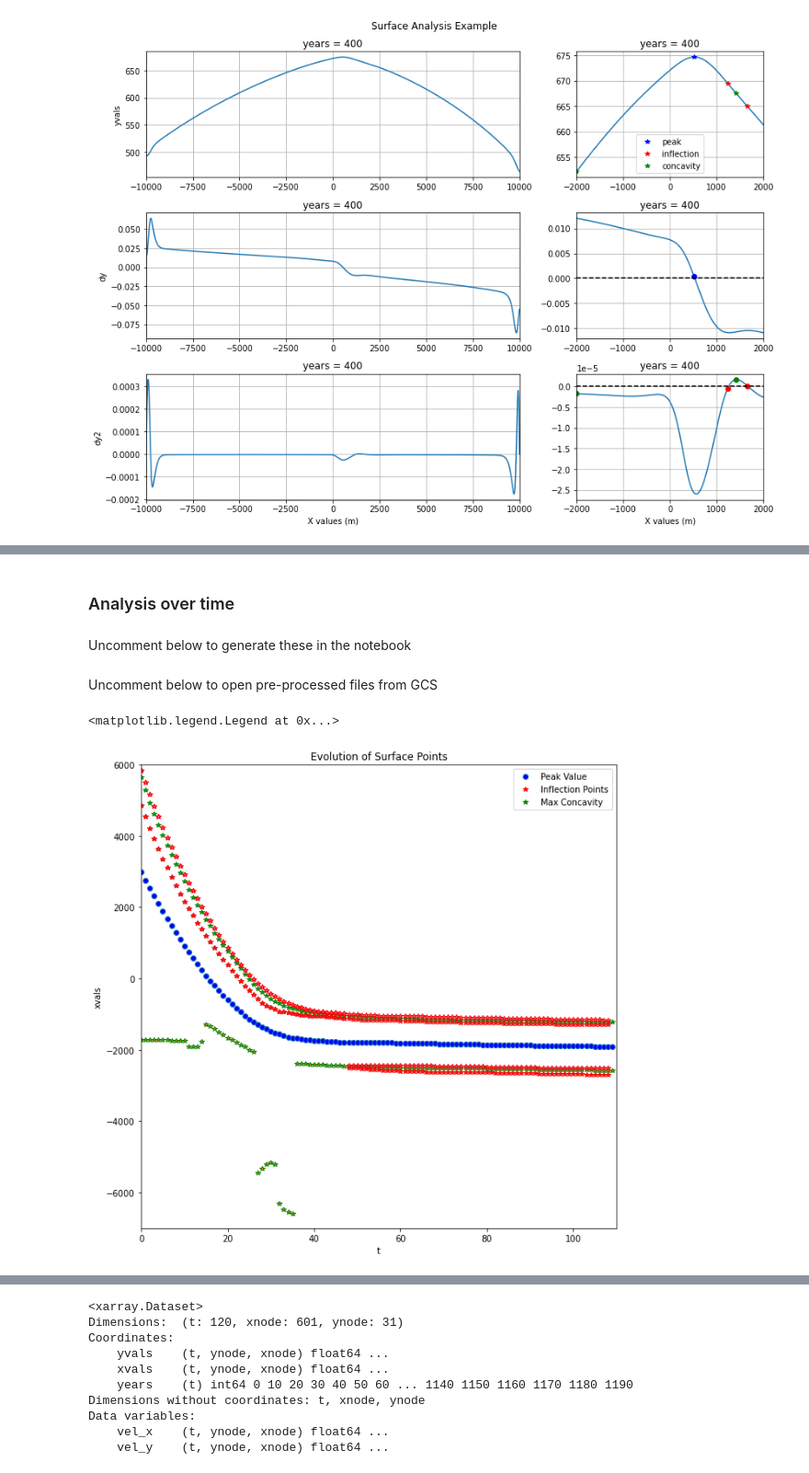
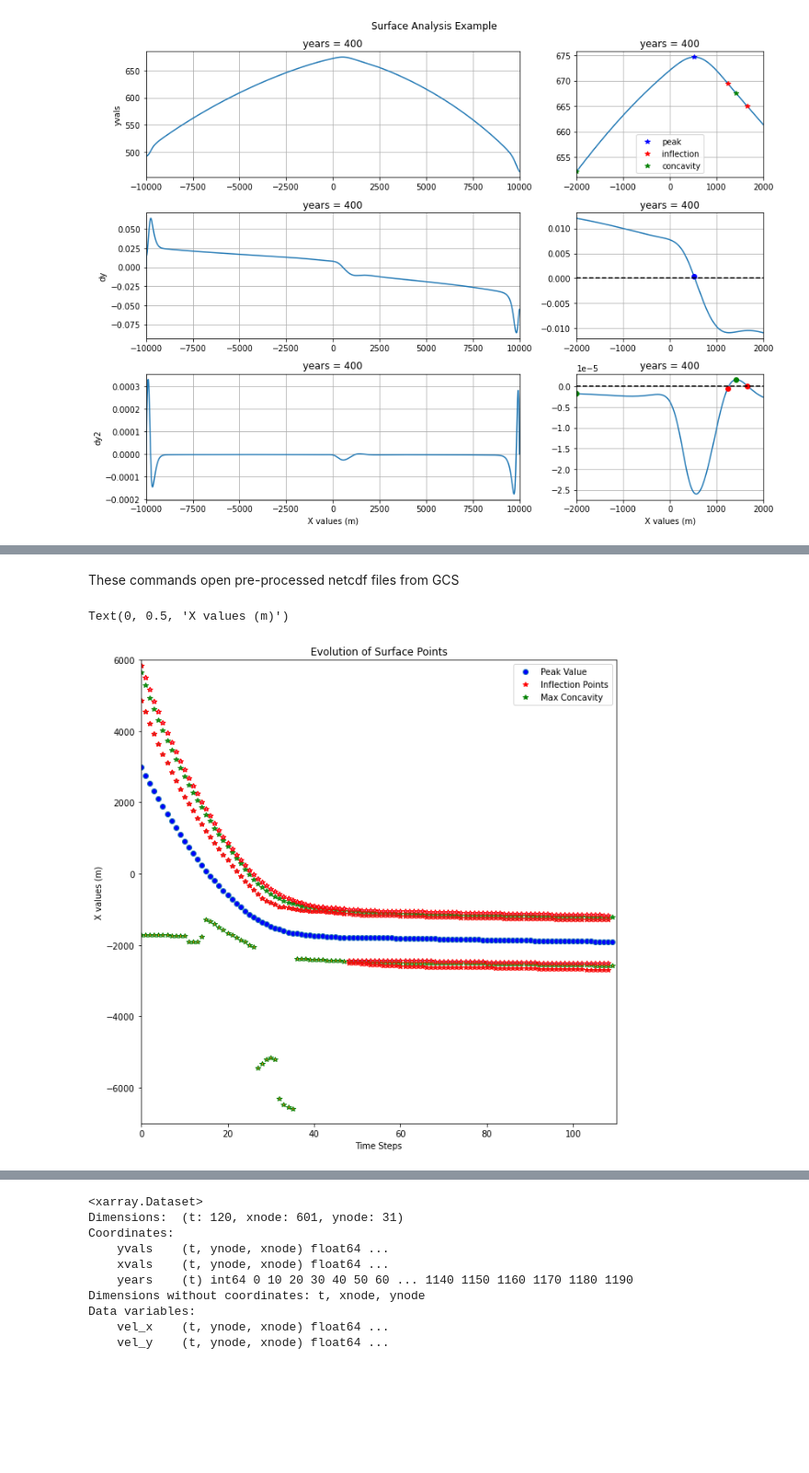
Before and after one commit to janeeleven/rces-final-project, a Jupyter notebook: presentation_notebook.ipynb, the cells around one changed output, grey strips where cells are left out. Shown at 92% size. Drawn from its saved outputs; the diff is of its cells as text; code cells hidden in the pictures; blank space fills up the shorter version.

Commit message:
Formatted notebook and added some background information:

```diff
--- a/presentation_notebook.ipynb
+++ b/presentation_notebook.ipynb
@@ -144,11 +160,7 @@ plt.tight_layout()
-# %% [markdown]
-### Analysis over time
-# %% [markdown]
-Uncomment below to generate these in the notebook
 # %%
 #peakdat,concdat,inflind = surf_analyze(surfder.sel(xnode = slice(100,901)),10)
 # %% [markdown]
-Uncomment below to open pre-processed files from GCS
+These commands open pre-processed netcdf files from GCS
 # %%
 peakrun = fs.open('ldeo-glaciology/elmer_janie/netcdf_files/peak_vals.nc')
 peakdat = xr.open_dataset(peakrun)
@@ -161,23 +173,25 @@ concdat = xr.open_dataset(concrun)
 # %%
 fig,ax = plt.subplots(figsize = [10,10])
 peakdat.sel(ynode = (peakdat.ynode.shape[0] - 1)).xvals.plot(marker = 'o', markerfacecolor = 'blue', linestyle='None', ax = ax, label ='Peak Value')
 
 gsc = concdat.sel(ynode = (concdat.ynode.shape[0] - 1)).groupby('xnode')
 
 for gname, gp in gsc:
     gp.xvals.plot(marker = '*',linestyle='None',markeredgecolor = 'green', ax = ax)
 
 gsi = infldat.sel(ynode = (concdat.ynode.shape[0] - 1)).groupby('xnode')
 for gname, gp in gsi:
     gp.xvals.plot(marker = '*',linestyle='None',markeredgecolor = 'red', ax = ax)
 
 
 plt.plot(150,0,'r*',label = 'Inflection Points')
 plt.plot(150,0,'g*',label = 'Max Concavity')
 plt.title('Evolution of Surface Points')
 plt.ylim([-7000,6000])
 plt.xlim([0,110])
 plt.legend(loc = 'upper right')
+plt.xlabel('Time Steps')
+plt.ylabel('X values (m)')
 # %% [output]
-<matplotlib.legend.Legend at 0x...>
+Text(0, 0.5, 'X values (m)')
-[figure, old version]
+[figure, new version]
```
Also changed, not shown: parts of 19 cells of this notebook, 2 other files.
